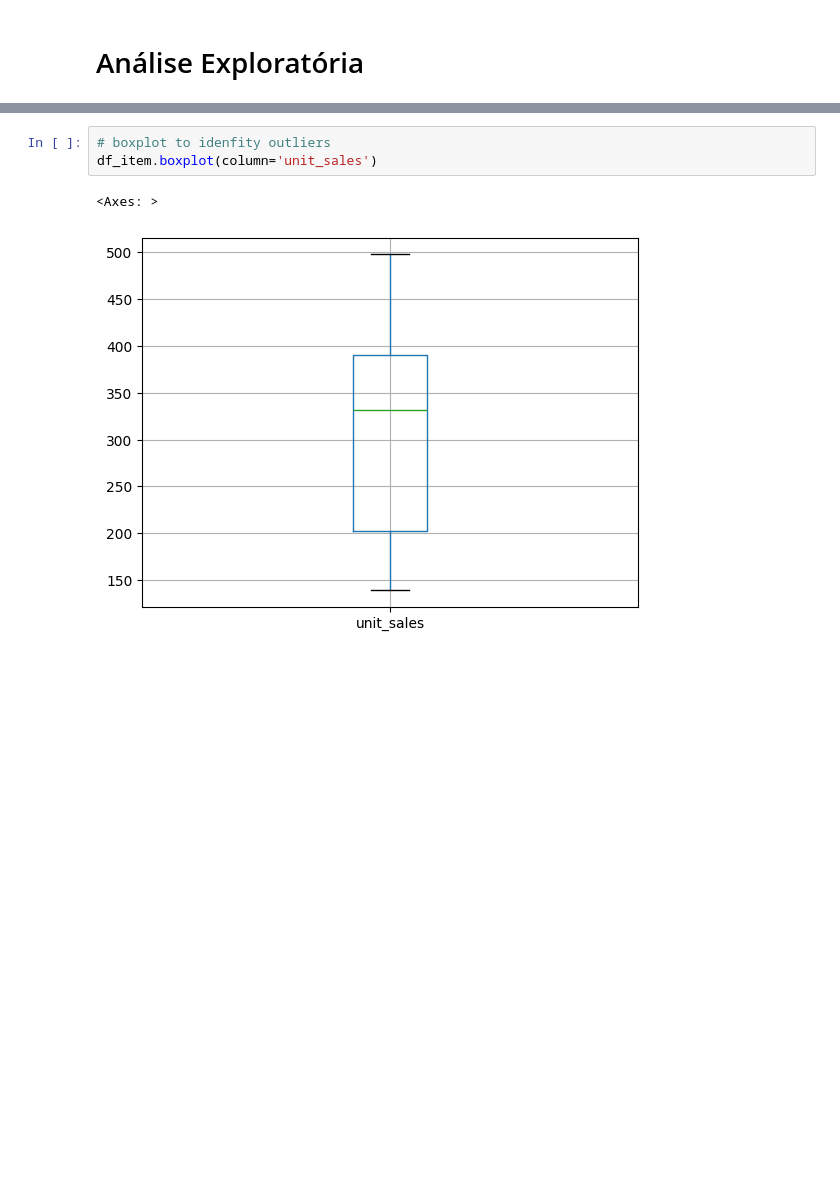
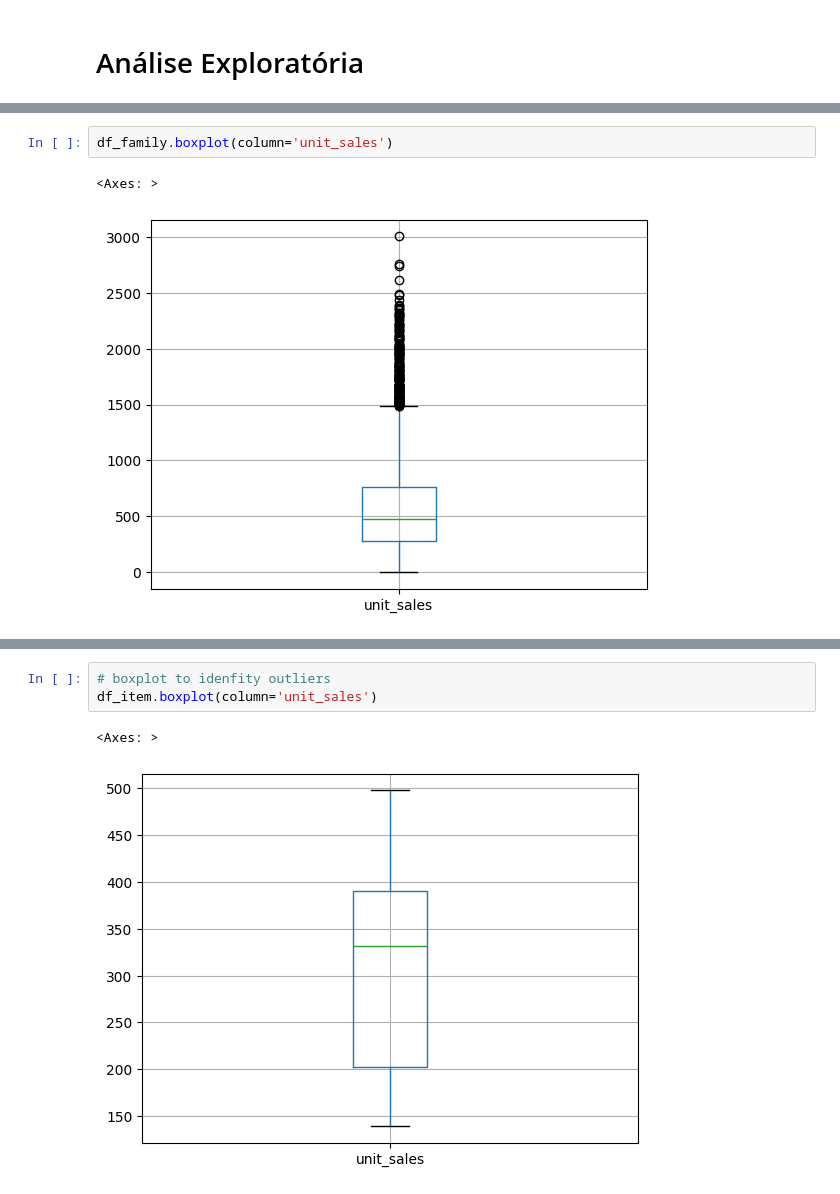
Before and after one commit to erlonL/series-temporais, a Jupyter notebook: seminario1.ipynb, the cells around one changed output, grey strips where cells are left out. Cells and saved outputs as stored; diff of their text form; blank space fills up the shorter version.

```diff
--- a/seminario1.ipynb
+++ b/seminario1.ipynb
@@ -150,0 +179,5 @@ A série temporal é estacionária após a diferenciação
+# %%
+df_family.boxplot(column='unit_sales')
+# %% [output]
+<Axes: >
+[figure, added]
```
Also changed, not shown: parts of 27 cells of this notebook, 2 other files.
